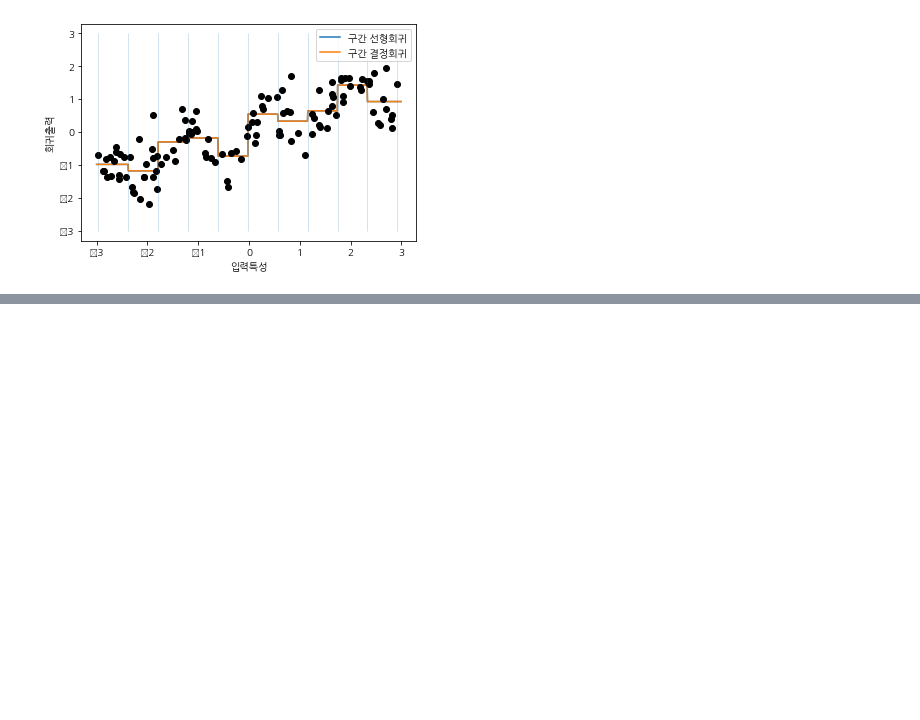
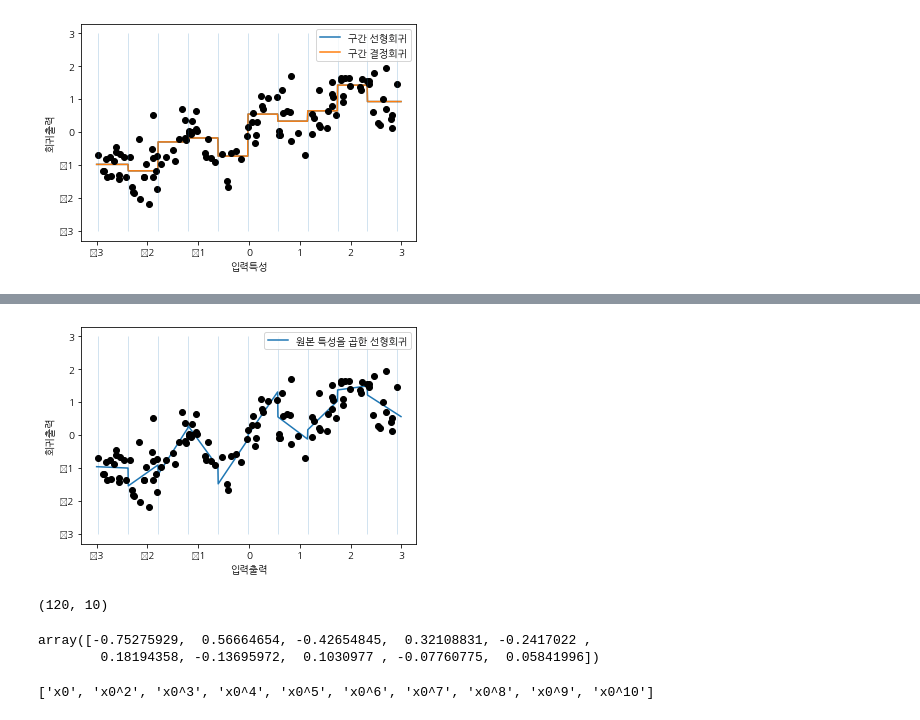
Before and after one commit to sinjy1203/ML_with_Python, a Jupyter notebook: ch04_representing-data_feature-engineering.ipynb, the cells around one changed output, grey strips where cells are left out. Saved outputs shown, nothing was run; the diff lists cells and outputs as text; code cells hidden in the pictures; blank space fills up the shorter version.

```diff
--- a/ch04_representing-data_feature-engineering.ipynb
+++ b/ch04_representing-data_feature-engineering.ipynb
@@ -235,0 +309,13 @@ plt.show()
+# %%
+reg = LinearRegression().fit(X_product, y)
+line_product = np.hstack([line_binned, line*line_binned])
+plt.plot(line, reg.predict(line_product), label='원본 특성을 곱한 선형회귀')
+plt.vlines(kb.bin_edges_[0], -3, 3, linewidth=1, alpha=.2)
+
+plt.plot(X[:, 0], y, 'o', c='k')
+plt.ylabel("회귀출력")
+plt.xlabel("입력출력")
+plt.legend(loc='best')
+plt.show()
+# %% [output]
+[figure, added]
@@ -235,0 +327,13 @@ plt.show()
+# %%
+X_poly.shape
+# %% [output]
+(120, 10)
+# %%
+X_poly[0]
+# %% [output]
+array([-0.75275929,  0.56664654, -0.42654845,  0.32108831, -0.2417022 ,
+        0.18194358, -0.13695972,  0.1030977 , -0.07760775,  0.05841996])
+# %%
+poly.get_feature_names()
+# %% [output]
+['x0', 'x0^2', 'x0^3', 'x0^4', 'x0^5', 'x0^6', 'x0^7', 'x0^8', 'x0^9', 'x0^10']
```
Also changed, not shown: parts of 52 cells of this notebook.
